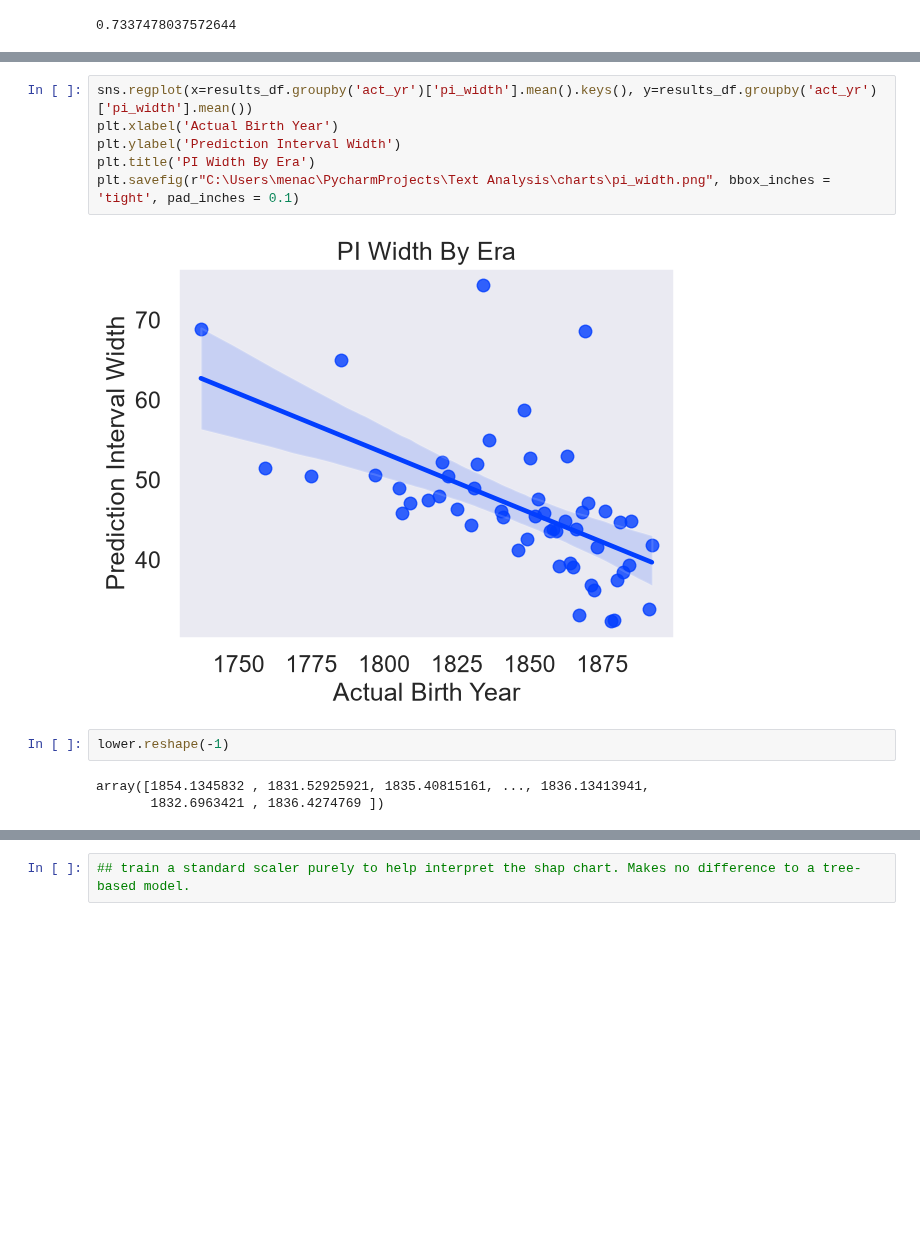
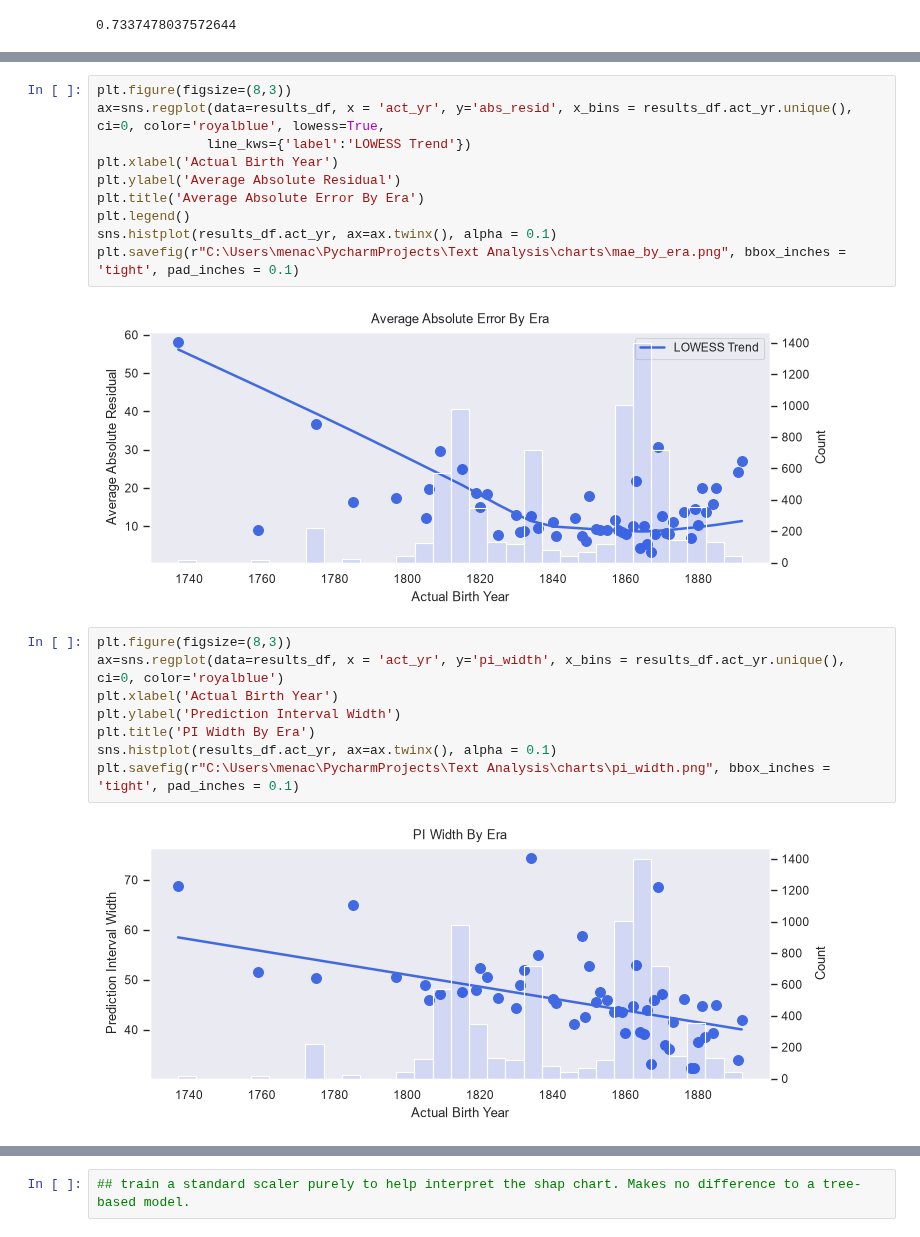
Before and after one commit to Menachem631/author-birth-year, a Jupyter notebook: Begin2.ipynb, the cells around one changed output, grey strips where cells are left out. Cells and saved outputs as stored; diff of their text form; blank space fills up the shorter version.

```diff
--- a/Begin2.ipynb
+++ b/Begin2.ipynb
@@ -866,13 +876,22 @@ plt.savefig(r"C:\Users\menac\PycharmProjects\Text Analysis\charts\error_by_era.p
+# %%
+plt.figure(figsize=(8,3))
+ax=sns.regplot(data=results_df, x = 'act_yr', y='abs_resid', x_bins = results_df.act_yr.unique(), ci=0, color='royalblue', lowess=True,
+              line_kws={'label':'LOWESS Trend'})
+plt.xlabel('Actual Birth Year')
+plt.ylabel('Average Absolute Residual')
+plt.title('Average Absolute Error By Era')
+plt.legend()
+sns.histplot(results_df.act_yr, ax=ax.twinx(), alpha = 0.1)
+plt.savefig(r"C:\Users\menac\PycharmProjects\Text Analysis\charts\mae_by_era.png", bbox_inches = 'tight', pad_inches = 0.1)
+# %% [output]
+[figure, added]
 # %%
-sns.regplot(x=results_df.groupby('act_yr')['pi_width'].mean().keys(), y=results_df.groupby('act_yr')['pi_width'].mean())
+plt.figure(figsize=(8,3))
+ax=sns.regplot(data=results_df, x = 'act_yr', y='pi_width', x_bins = results_df.act_yr.unique(), ci=0, color='royalblue')
 plt.xlabel('Actual Birth Year')
 plt.ylabel('Prediction Interval Width')
 plt.title('PI Width By Era')
+sns.histplot(results_df.act_yr, ax=ax.twinx(), alpha = 0.1)
 plt.savefig(r"C:\Users\menac\PycharmProjects\Text Analysis\charts\pi_width.png", bbox_inches = 'tight', pad_inches = 0.1)
 # %% [output]
-[figure, old version]
+[figure, new version]
-# %%
-lower.reshape(-1)
-# %% [output]
-array([1854.1345832 , 1831.52925921, 1835.40815161, ..., 1836.13413941,
-       1832.6963421 , 1836.4274769 ])
```
Also changed, not shown: parts of 12 cells of this notebook, 11 other files.
